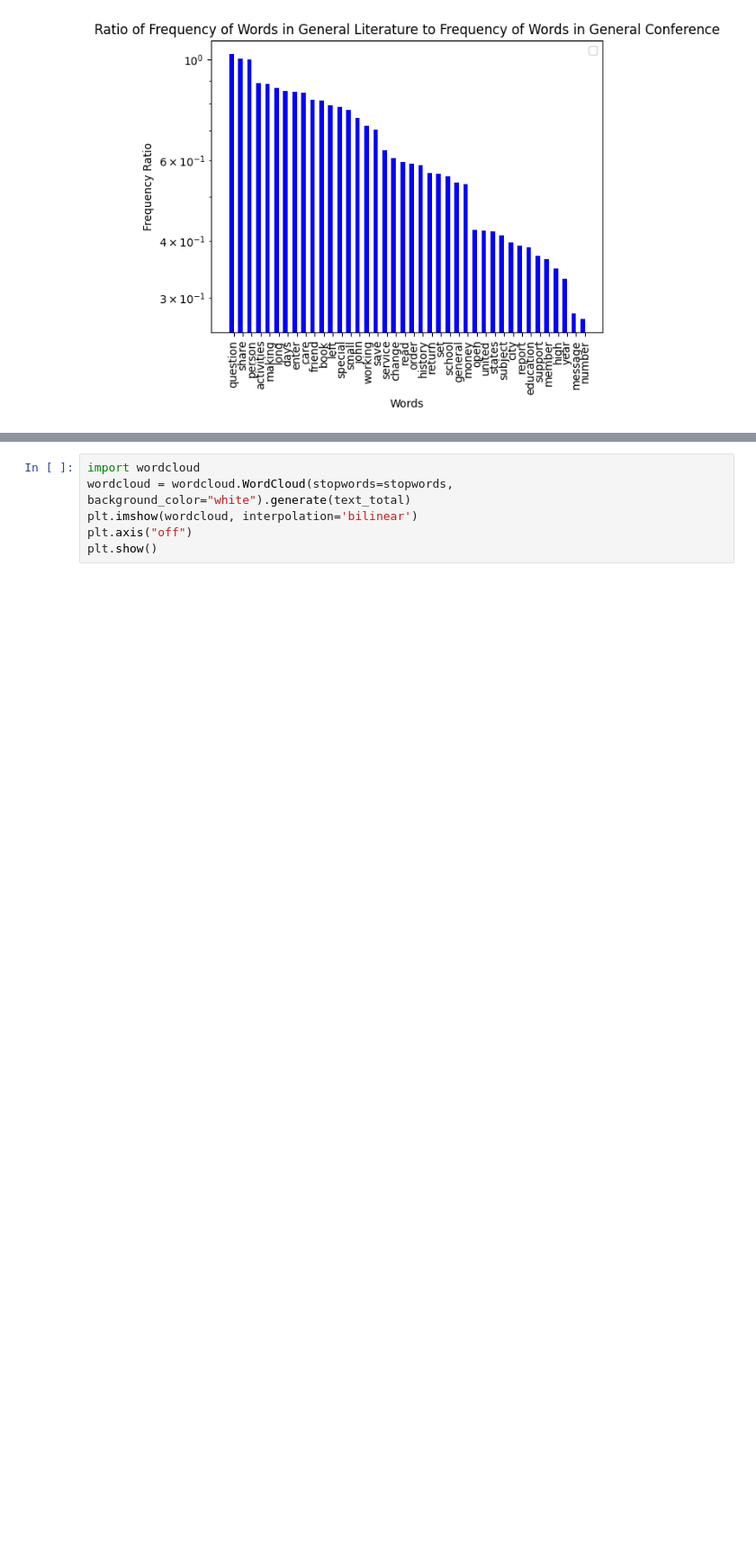
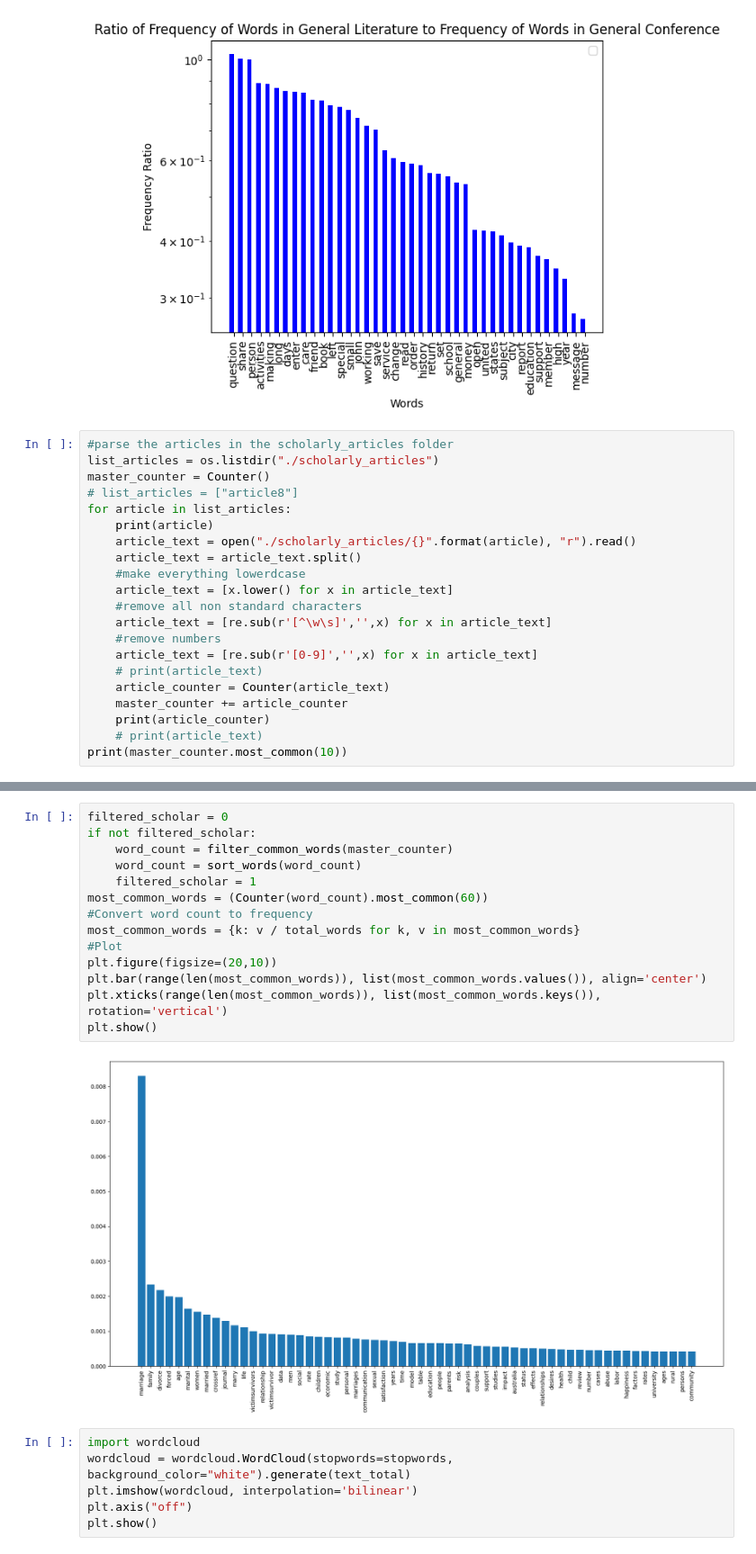
Before and after one commit to westonMS/rel200, a Jupyter notebook: files.ipynb, the cells around one changed output, grey strips where cells are left out. Shown: that part at 90% size. Saved outputs shown, nothing was run; the diff lists cells and outputs as text; blank space fills up the shorter version.

Commit message:
finished scholarly articles

```diff
--- a/files.ipynb
+++ b/files.ipynb
@@ -380,3 +380,24 @@ Error count 2
 40
 No artists with labels found to put in legend.  Note that artists whose label start with an underscore are ignored when legend() is called with no argument.
 [figure]
+# %%
+#parse the articles in the scholarly_articles folder
+list_articles = os.listdir("./scholarly_articles")
+master_counter = Counter()
+# list_articles = ["article8"]
+for article in list_articles:
+    print(article)
+    article_text = open("./scholarly_articles/{}".format(article), "r").read()
+    article_text = article_text.split()
+    #make everything lowerdcase
+    article_text = [x.lower() for x in article_text]
+    #remove all non standard characters
+    article_text = [re.sub(r'[^\w\s]','',x) for x in article_text]
+    #remove numbers
+    article_text = [re.sub(r'[0-9]','',x) for x in article_text]
+    # print(article_text)
+    article_counter = Counter(article_text)
+    master_counter += article_counter
+    print(article_counter)
+    # print(article_text)
+print(master_counter.most_common(10))
@@ -383,3 +422,19 @@ No artists with labels found to put in legend.  Note that artists whose label st
+# %%
+filtered_scholar = 0
+if not filtered_scholar:
+    word_count = filter_common_words(master_counter)
+    word_count = sort_words(word_count)
+    filtered_scholar = 1
+most_common_words = (Counter(word_count).most_common(60))
+#Convert word count to frequency
+most_common_words = {k: v / total_words for k, v in most_common_words}
+#Plot
+plt.figure(figsize=(20,10))
+plt.bar(range(len(most_common_words)), list(most_common_words.values()), align='center')
+plt.xticks(range(len(most_common_words)), list(most_common_words.keys()), rotation='vertical')
+plt.show()
+# %% [output]
+[figure, added]
 # %%
 import wordcloud
 wordcloud = wordcloud.WordCloud(stopwords=stopwords, background_color="white").generate(text_total)
```
Also changed, not shown: parts of 1 cell of this notebook, 17 other files.
